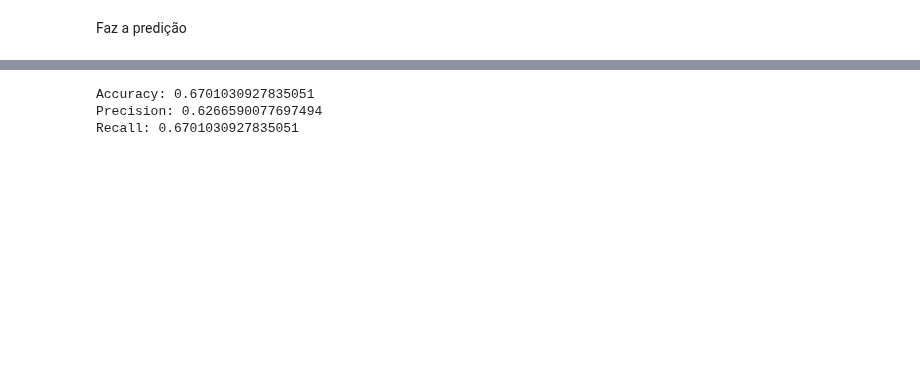
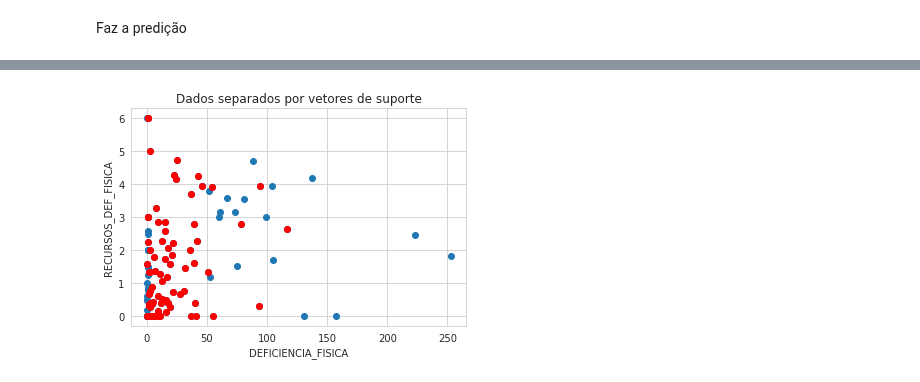
Before and after one commit to roxacarv/edulearn, a Jupyter notebook: classificação/classification.ipynb, the cells around one changed output, grey strips where cells are left out. Drawn from its saved outputs; the diff is of its cells as text; code cells hidden in the pictures; blank space fills up the shorter version.

Commit message:
Testes com SVM. Diminuição da análise para apenas duas classes

```diff
--- a/classificação/classification.ipynb
+++ b/classificação/classification.ipynb
@@ -218,15 +226,28 @@ for i in [40]:
 # %%
 from sklearn import svm
 from sklearn import metrics
 
 clf = svm.SVC(kernel='linear')
 clf.fit(X_train, y_train)
 y_pred = clf.predict(X_test)
 
-print("Accuracy:",metrics.accuracy_score(y_test, y_pred))
-print("Precision:",metrics.precision_score(y_test, y_pred, average="weighted"))
-print("Recall:",metrics.recall_score(y_test, y_pred, average="weighted"))
+#print("Accuracy:",metrics.accuracy_score(y_test, y_pred))
+#print("Precision:",metrics.precision_score(y_test, y_pred, average="weighted"))
+#print("Recall:",metrics.recall_score(y_test, y_pred, average="weighted"))
+
+support_vector_indices = clf.support_
+#print(support_vector_indices)
+
+support_vector_classes = clf.n_support_
+#print(support_vector_classes)
+
+support_vectors = clf.support_vectors_
+
+plt.scatter(X_train["DEFICIENCIA_FISICA"], X_train["RECURSOS_DEF_FISICA"])
+plt.scatter(support_vectors[:,0], support_vectors[:,1], color="red")
+plt.title("Dados separados por vetores de suporte")
+plt.xlabel("DEFICIENCIA_FISICA")
+plt.ylabel("RECURSOS_DEF_FISICA")
+plt.show()
 # %% [output]
-Accuracy: 0.6701030927835051
-Precision: 0.6266590077697494
-Recall: 0.6701030927835051
+[figure, added]
```
Also changed, not shown: parts of 7 cells of this notebook.
